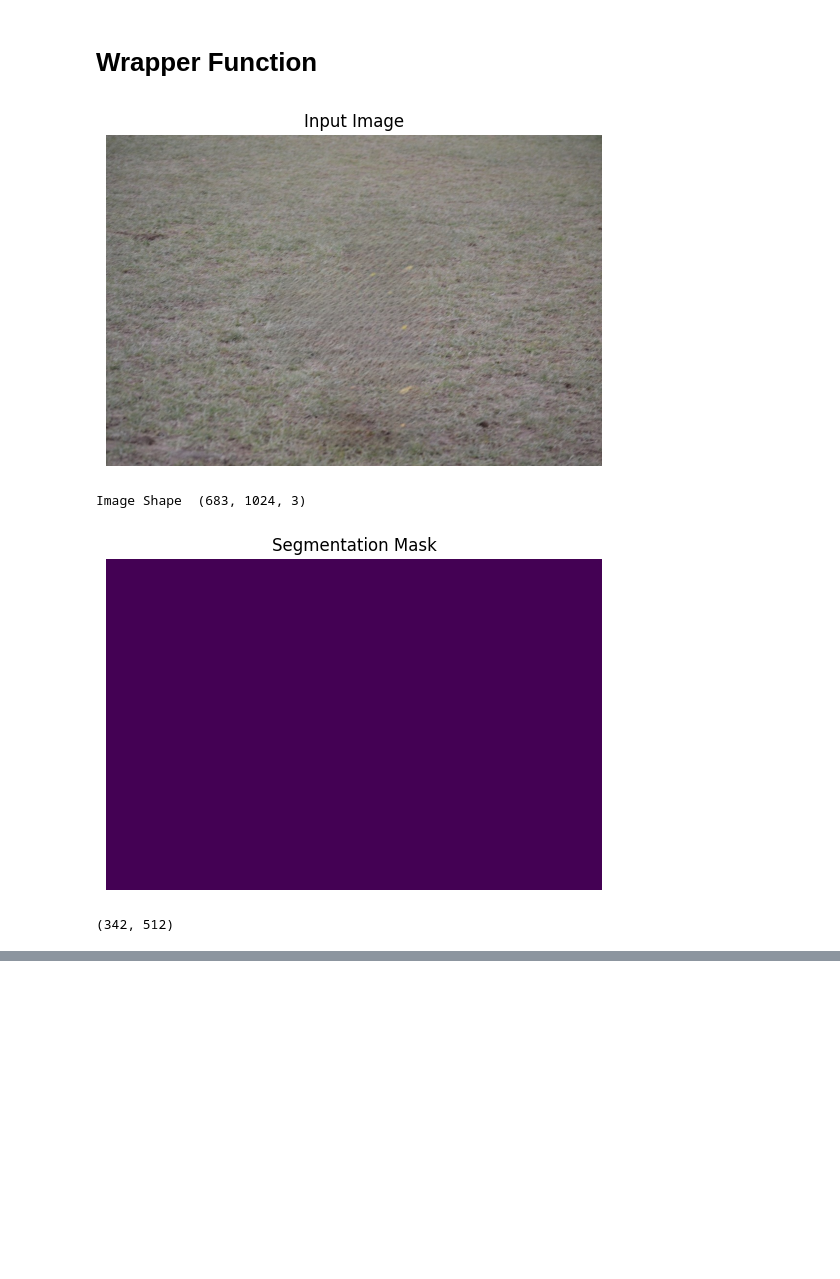
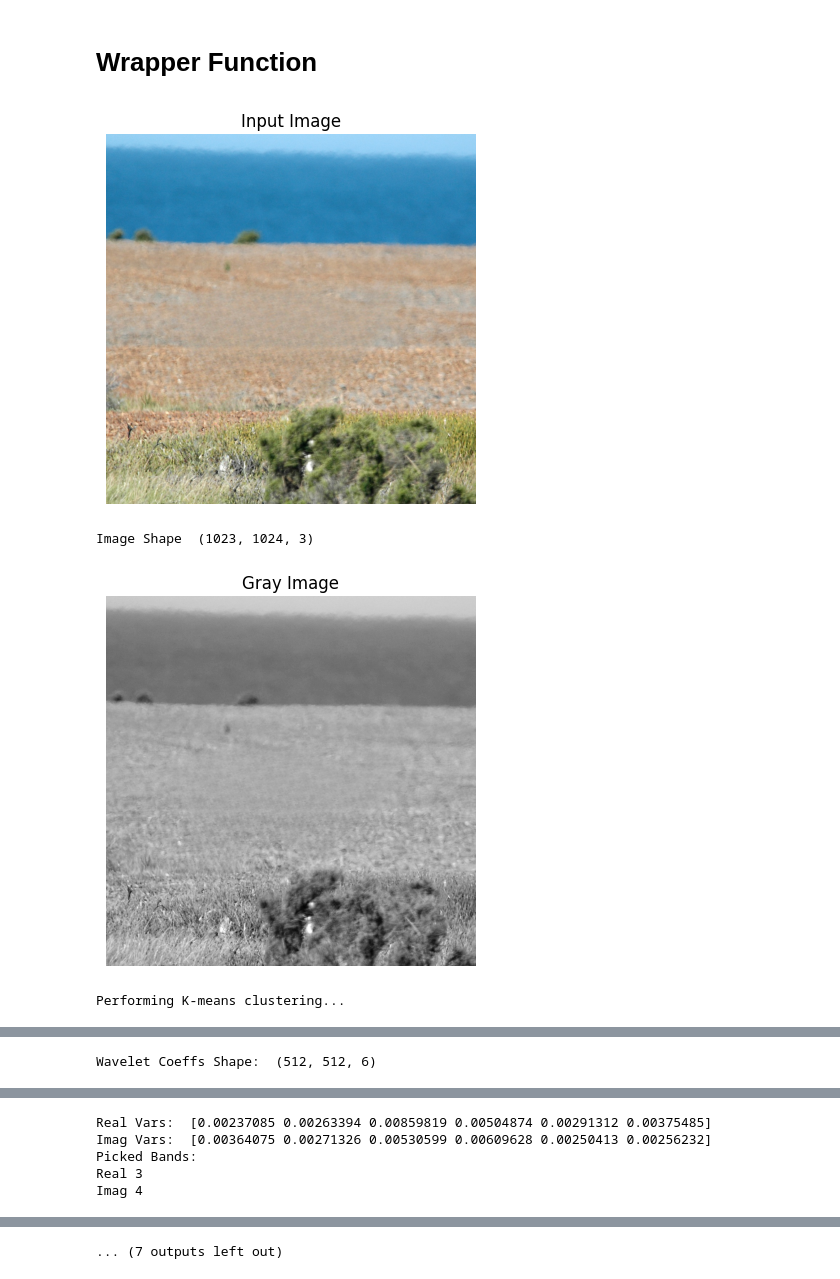
Before and after one commit to GSNikhil/inpainting-detection, a Jupyter notebook: code.ipynb, the cells around one changed output, grey strips where cells are left out. Saved outputs shown, nothing was run; the diff lists cells and outputs as text; code cells hidden in the pictures; blank space fills up the shorter version.

Commit message:
added improved k-means and basic metrics code

```diff
--- a/code.ipynb
+++ b/code.ipynb
@@ -281,7 +338,7 @@ def get_mask_from_releavant_bands(bands, kernel_size):
         filters = [median_filtered, smfr_filtered, wiener_filtered, median_modified_wiener_filtered]
 
         for filter_img in filters:
-            filtered_clusters = kmeans(filter_img, n_clusters=3, display=False)
+            filtered_clusters = kmeans(filter_img, n_clusters=3, display=True)
             largest_noise_clus = None
             max_noise = -1e32
             for clus in list(np.unique(filtered_clusters)):
@@ -299,22 +356,33 @@ def get_mask_from_releavant_bands(bands, kernel_size):
 # %% [markdown]
 # Wrapper Function
 # %%
-def detect_inpainting(file_path, wavelet_type, noise_func, patch_size=16, var_threshold=0.005, kernel_size=3):
+def detect_inpainting(file_path, wavelet_type, noise_func, patch_size=16, var_threshold=0.005, kernel_size=3, display=False):
     # Read Image
     img = read_img(file_path)
 
     # Display Input Image
-    plt.imshow(img)
-    plt.axis('off')
-    plt.title("Input Image")
-    plt.show()
-    print("Image Shape ", img.shape)
+    if display:
+        plt.imshow(img)
+        plt.axis('off')
+        plt.title("Input Image")
+        plt.show()
+        print("Image Shape ", img.shape)
 
     # Convert to grayscale
     gray_img = img.mean(axis=2)
     H, W = gray_img.shape
 
-    clusters = semantic_segmentation(img, n_clusters=1, display=True)
+    # Display Gray Image
+    if display:
+        plt.imshow(gray_img, cmap="gray")
+        plt.axis('off')
+        plt.title("Gray Image")
+        plt.show()
+
+    # clusters = semantic_segmentation(img, n_clusters=1, display=True)
+    clusters = simple_segmentation(img, n_clusters=4, feature_space='rgb', display=display, spatial_weight=0.9, smoothing_sigma=1)
+
+
     # TODO: Check if this is correct
     # We are W/2 and H/2 because the bands are of this size. But is this correct?
     clusters = clusters[::2, ::2]
@@ -325,6 +393,7 @@ def detect_inpainting(file_path, wavelet_type, noise_func, patch_size=16, var_th
 
     # DTCWT on grayscale image
     wavelet_coeffs = wavelet_general(gray_img, wavelet_type=wavelet_type)
+    print("Wavelet Coeffs Shape: ", wavelet_coeffs.shape)
     ##########################
     # IMPORTANT: wavelet_coeffs has to of the shape [H/2, W/2, bands]
     ##########################
@@ -334,7 +403,7 @@ def detect_inpainting(file_path, wavelet_type, noise_func, patch_size=16, var_th
     real_coeffs, imag_coeffs = normalize_coeffs(wavelet_coeffs)
 
     # Display Normalized and Clipped Wavelet Coefficients
-    display_wavelet_coeffs(real_coeffs, imag_coeffs, display= True)
+    display_wavelet_coeffs(real_coeffs, imag_coeffs, display=display)
 
     final_mask = np.zeros_like(real_coeffs[0]) # TODO: Put correct shape here
 
@@ -342,6 +411,8 @@ def detect_inpainting(file_path, wavelet_type, noise_func, patch_size=16, var_th
         mask = (clusters == cluster).astype(np.int8)
 
         real_vars, imag_vars = get_band_variance(mask, real_coeffs, imag_coeffs, patch_size=patch_size)
+        print("Real Vars: ", real_vars)
+        print("Imag Vars: ", imag_vars)
 
         relavant_band_real = []
         relavant_band_imag = []
@@ -361,14 +432,17 @@ def detect_inpainting(file_path, wavelet_type, noise_func, patch_size=16, var_th
         final_mask += get_mask_from_releavant_bands(relavant_band_real, kernel_size=kernel_size)
         final_mask += get_mask_from_releavant_bands(relavant_band_imag, kernel_size=kernel_size)
 
-    plt.imshow(final_mask, cmap="gray")
-    plt.axis('off')
-    plt.title("Final Mask")
-    plt.show()
+    if display:
+        plt.imshow(final_mask, cmap="gray")
+        plt.axis('off')
+        plt.title("Final Mask")
+        plt.show()
+
+    return final_mask
 # %%
-detect_inpainting(file_path="../img1.jpg", wavelet_type='haar', noise_func=noise_zero, kernel_size=3, patch_size=32, var_threshold=0.003)
+final_mask = detect_inpainting(file_path="../project/data/md_0_paper_lama.bmp", wavelet_type='dtcwt', noise_func=noise_zero, kernel_size=3, patch_size=32, var_threshold=0.006, display=True)
 # %% [output]
-[figure, old version]
+[figure, new version]
-Image Shape  (683, 1024, 3)
+Image Shape  (1023, 1024, 3)
-[figure, old version]
+[figure, new version]
-(342, 512)
+Performing K-means clustering...
@@ -378,0 +452 @@ No bands avaialble. Adjust threshold maybe.
+Wavelet Coeffs Shape:  (512, 512, 6)
@@ -379,0 +454,5 @@ No bands avaialble. Adjust threshold maybe.
+Real Vars:  [0.00237085 0.00263394 0.00859819 0.00504874 0.00291312 0.00375485]
+Imag Vars:  [0.00364075 0.00271326 0.00530599 0.00609628 0.00250413 0.00256232]
+Picked Bands:
+Real 3
+Imag 4
@@ -379,0 +462 @@ No bands avaialble. Adjust threshold maybe.
+... (7 outputs left out)
```
Also changed, not shown: parts of 16 cells of this notebook.
